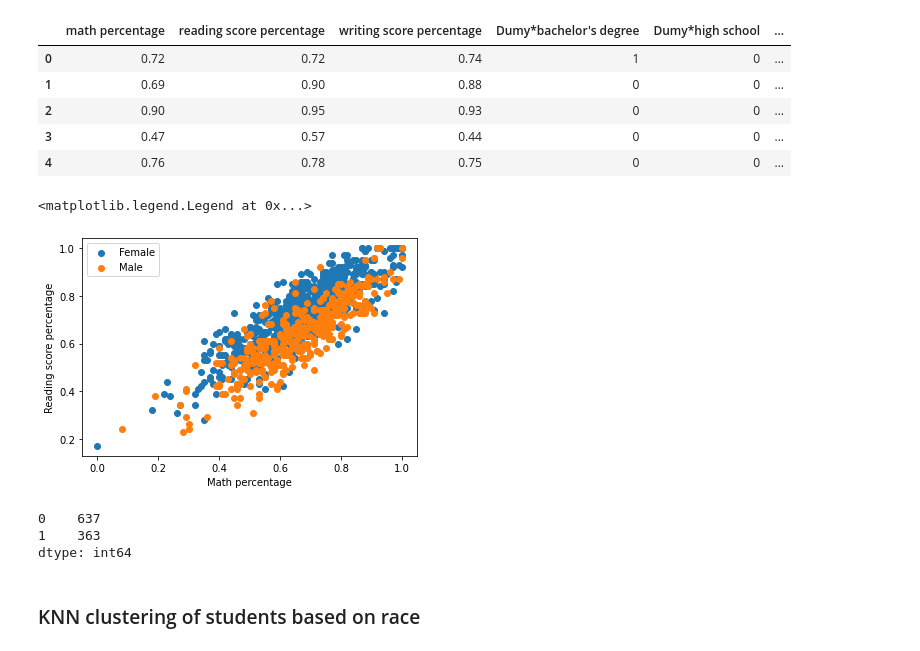
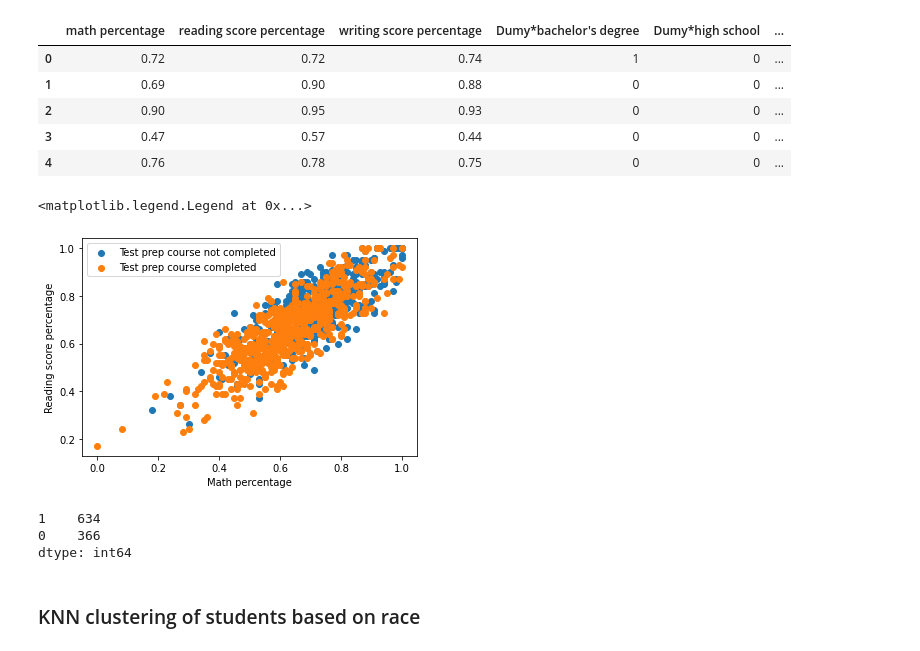
Before and after one commit to Pranaybot/Data_methods_Final_project, a Jupyter notebook: CMSE_381_Project.ipynb, the cells around one changed output. Drawn from its saved outputs; the diff is of its cells as text; code cells hidden in the pictures.

Commit message:
Changed classification of students by gender to classification of students by test prep completion

```diff
--- a/CMSE_381_Project.ipynb
+++ b/CMSE_381_Project.ipynb
@@ -133,8 +133,8 @@ dtype: int64
 # %%
 from sklearn.neighbors import KNeighborsClassifier
 # %%
-X = new_df.iloc[:,:-1]
-y = new_df.iloc[:,-1]
+X = new_df.drop(['Dumy*none'], axis=1)
+y = new_df.iloc[:,-2]
 neigh = KNeighborsClassifier(n_neighbors=6)
 neigh.fit(X, y)
 # %% [output]
@@ -174,20 +174,20 @@ new_df2.head()
 # %%
 df1 = new_df2[new_df2.cluster==0]
 df2 = new_df2[new_df2.cluster==1]
-plt.scatter(df1['math percentage'], df1['reading score percentage'], label='Female')
-plt.scatter(df2['math percentage'], df2['reading score percentage'], label='Male')
+plt.scatter(df1['math percentage'], df1['reading score percentage'], label='Test prep course not completed')
+plt.scatter(df2['math percentage'], df2['reading score percentage'], label='Test prep course completed')
 plt.xlabel('Math percentage')
 plt.ylabel('Reading score percentage')
 plt.legend()
 # %% [output]
 <matplotlib.legend.Legend at 0x...>
-[figure, old version]
+[figure, new version]
 # %%
 label_count = pd.Series(y_predicted).value_counts()
 label_count
 # %% [output]
-0    637
-1    363
+1    634
+0    366
 dtype: int64
 # %% [markdown]
 ### KNN clustering of students based on race
```
Also changed, not shown: parts of 2 cells of this notebook.
